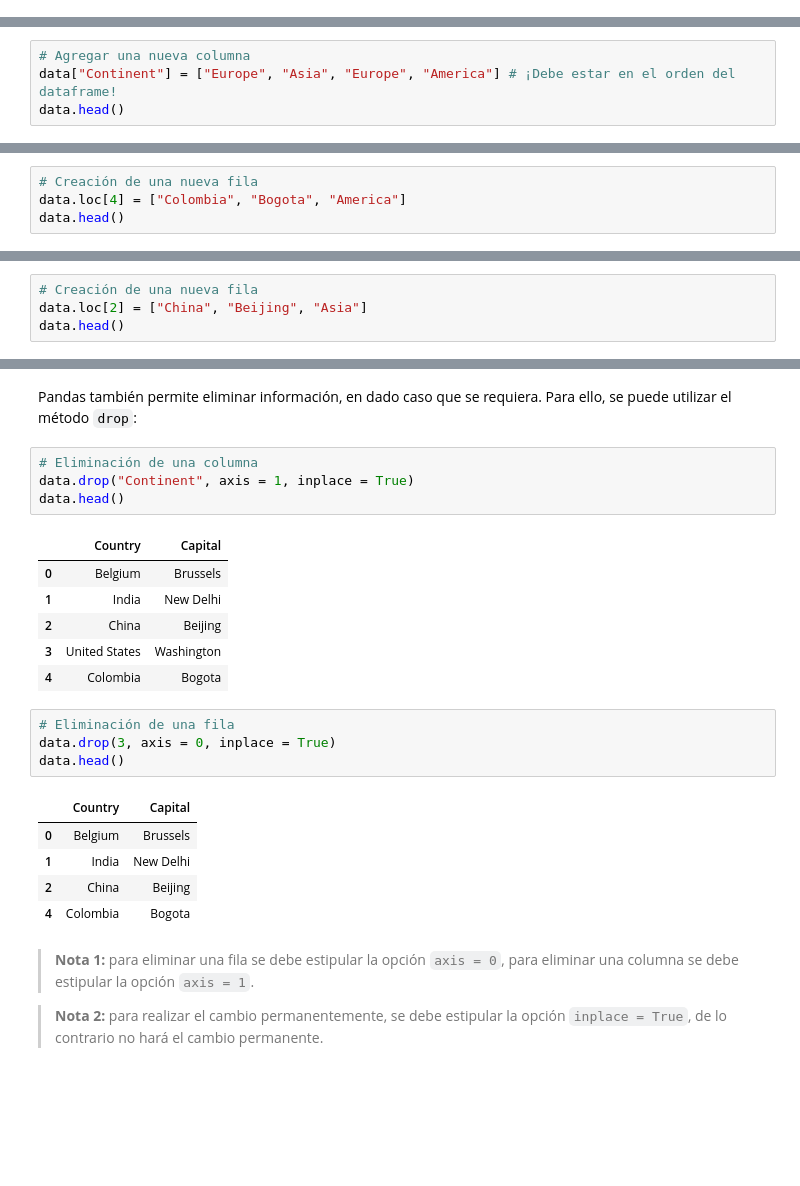
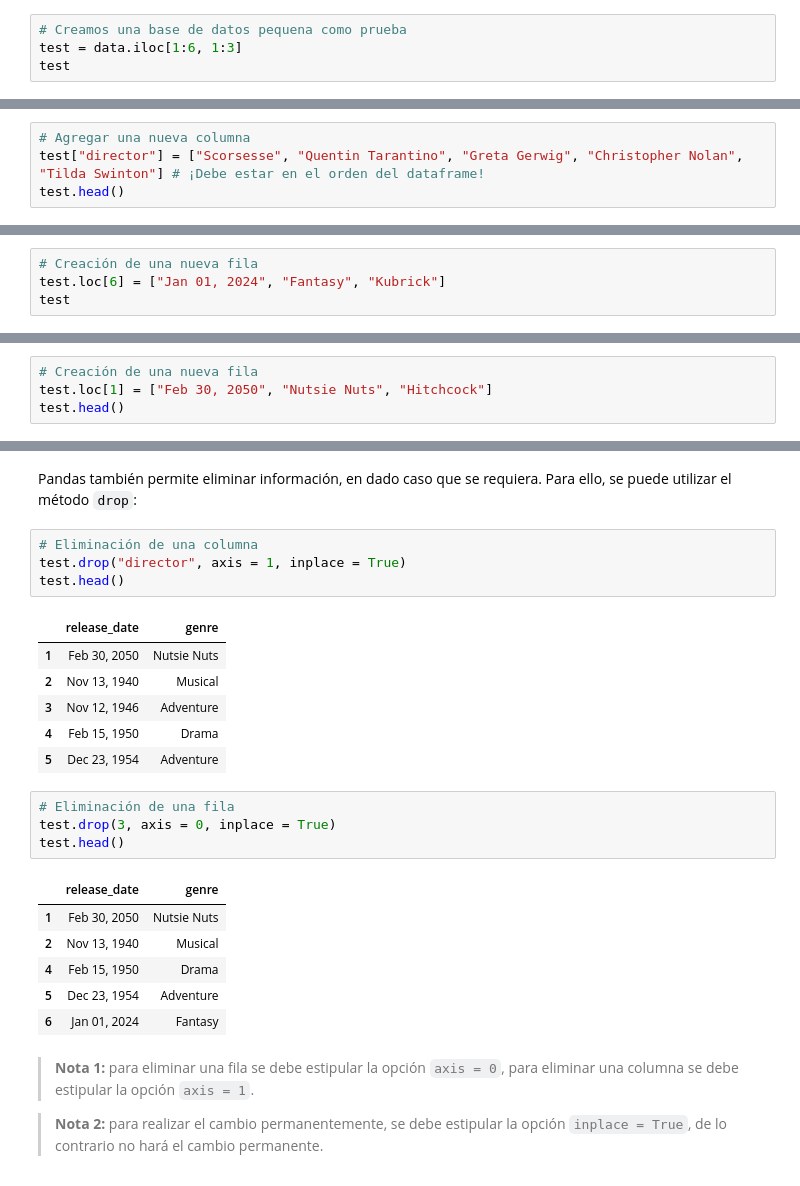
Before and after one commit to JuanMartinL/Data-Science-Crash-Course, a Jupyter notebook: Lecture 4 - Fundamentals in Python 3.0/Lecture4_Introduction_DataWrangling.ipynb, the cells around one changed output, grey strips where cells are left out. Cells and saved outputs as stored; diff of their text form; blank space fills up the shorter version.

Commit message:
Fixed the drop, rename and modify section

```diff
--- a/Lecture 4 - Fundamentals in Python 3.0/Lecture4_Introduction_DataWrangling.ipynb
+++ b/Lecture 4 - Fundamentals in Python 3.0/Lecture4_Introduction_DataWrangling.ipynb
@@ -509,0 +489,4 @@ data.head()
+# %%
+# Creamos una base de datos pequena como prueba
+test = data.iloc[1:6, 1:3]
+test
@@ -511,6 +501,6 @@ data.head()
 Para agregar una nueva columna, solo se debe estipular el nombre de la nueva columna y sus valores
 # %%
 # Agregar una nueva columna
-data["Continent"] = ["Europe", "Asia", "Europe", "America"] # ¡Debe estar en el orden del dataframe!
-data.head()
+test["director"] = ["Scorsesse", "Quentin Tarantino", "Greta Gerwig", "Christopher Nolan", "Tilda Swinton"] # ¡Debe estar en el orden del dataframe!
+test.head()
 # %% [output]
@@ -523,6 +514,6 @@ data.head()
 Para agregar una nueva fila, solo se debe crear con su posición:
 # %%
 # Creación de una nueva fila
-data.loc[4] = ["Colombia", "Bogota", "America"]
-data.head()
+test.loc[6] = ["Jan 01, 2024", "Fantasy", "Kubrick"]
+test
 # %% [output]
@@ -536,6 +528,6 @@ data.head()
 > **Nota:** ¡Cuidado! Se utiliza un índice que no existe para agregarlo. Si se utiliza un índice ya existente, Pandas lo reemplazará.
 # %%
 # Creación de una nueva fila
-data.loc[2] = ["China", "Beijing", "Asia"]
-data.head()
+test.loc[1] = ["Feb 30, 2050", "Nutsie Nuts", "Hitchcock"]
+test.head()
 # %% [output]
@@ -553,25 +545,26 @@ data.head()
 Pandas también permite eliminar información, en dado caso que se requiera. Para ello, se puede utilizar el método `drop`:
 # %%
 # Eliminación de una columna
-data.drop("Continent", axis = 1, inplace = True)
-data.head()
+test.drop("director", axis = 1, inplace = True)
+test.head()
 # %% [output]
-|  | Country | Capital |
-| 0 | Belgium | Brussels |
-| 1 | India | New Delhi |
-| 2 | China | Beijing |
-| 3 | United States | Washington |
-| 4 | Colombia | Bogota |
+|  | release_date | genre |
+| 1 | Feb 30, 2050 | Nutsie Nuts |
+| 2 | Nov 13, 1940 | Musical |
+| 3 | Nov 12, 1946 | Adventure |
+| 4 | Feb 15, 1950 | Drama |
+| 5 | Dec 23, 1954 | Adventure |
 # %%
 # Eliminación de una fila
-data.drop(3, axis = 0, inplace = True)
-data.head()
+test.drop(3, axis = 0, inplace = True)
+test.head()
 # %% [output]
-|  | Country | Capital |
-| 0 | Belgium | Brussels |
-| 1 | India | New Delhi |
-| 2 | China | Beijing |
-| 4 | Colombia | Bogota |
+|  | release_date | genre |
+| 1 | Feb 30, 2050 | Nutsie Nuts |
+| 2 | Nov 13, 1940 | Musical |
+| 4 | Feb 15, 1950 | Drama |
+| 5 | Dec 23, 1954 | Adventure |
+| 6 | Jan 01, 2024 | Fantasy |
 # %% [markdown]
 > **Nota 1:** para eliminar una fila se debe estipular la opción `axis = 0`, para eliminar una columna se debe estipular la opción `axis = 1`.
 
```
Also changed, not shown: parts of 13 cells of this notebook.
